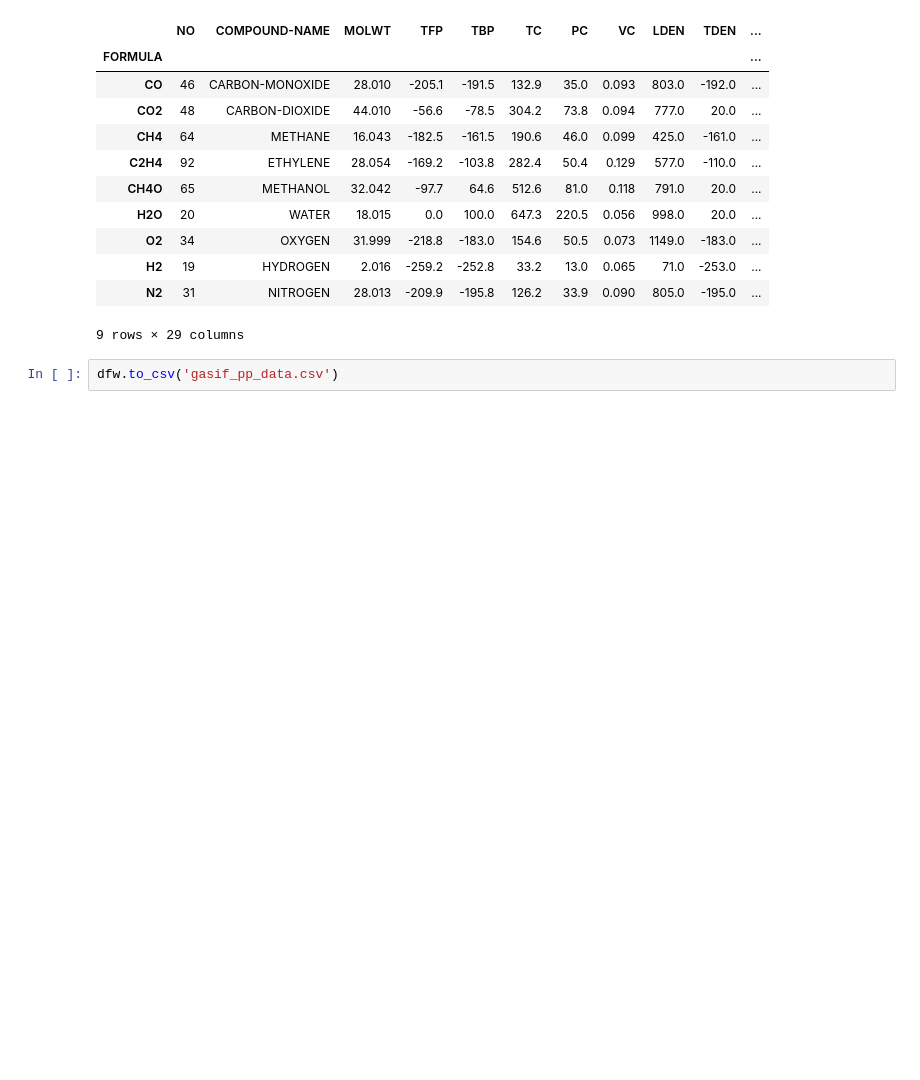
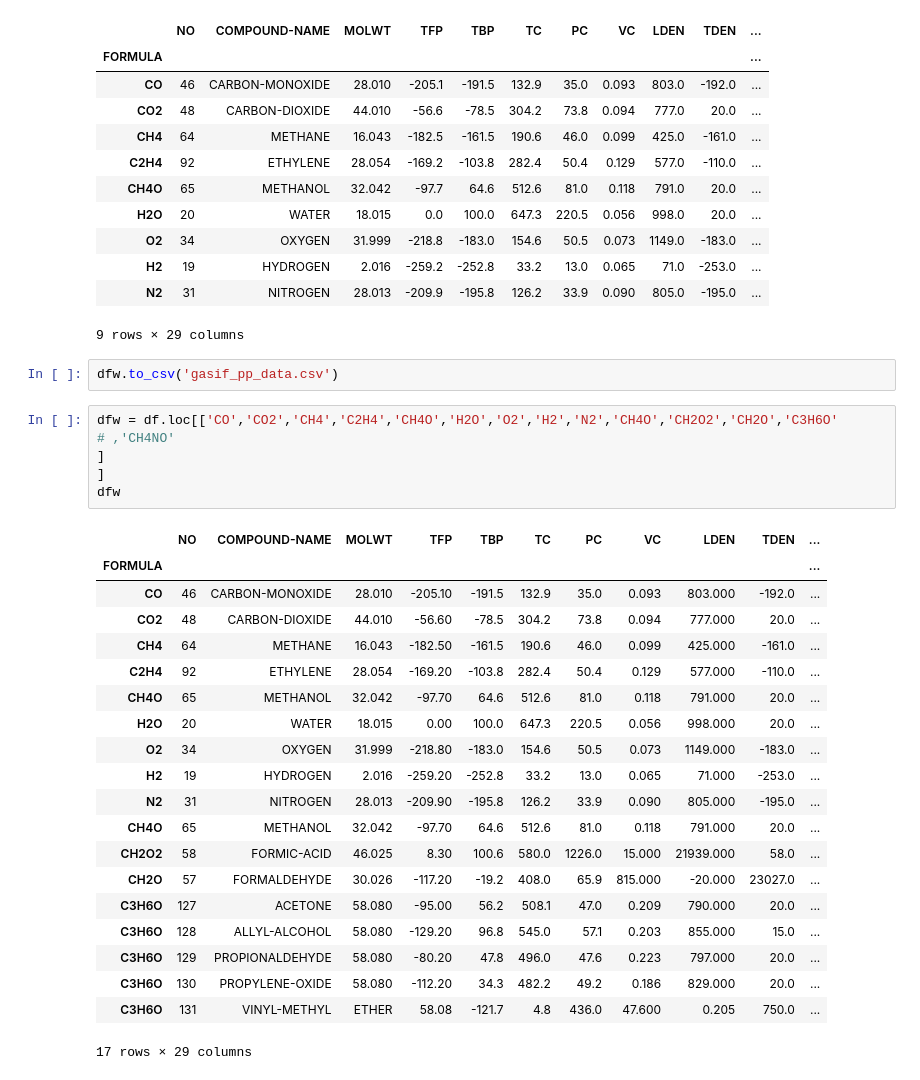
Before and after one commit to goke-ai/thermochem, a Jupyter notebook: fix_pp_data.ipynb, the cells around one changed output. Drawn from its saved outputs; the diff is of its cells as text; blank space fills up the shorter version.

```diff
--- a/fix_pp_data.ipynb
+++ b/fix_pp_data.ipynb
@@ -287,3 +287,30 @@ dfw
 9 rows × 29 columns
 # %%
 dfw.to_csv('gasif_pp_data.csv')
+# %%
+dfw = df.loc[['CO','CO2','CH4','C2H4','CH4O','H2O','O2','H2','N2','CH4O','CH2O2','CH2O','C3H6O'
+# ,'CH4NO'
+]
+]
+dfw
+# %% [output]
+|  | NO | COMPOUND-NAME | MOLWT | TFP | TBP | TC | PC | VC | LDEN | TDEN | ... |
+| FORMULA |  |  |  |  |  |  |  |  |  |  | ... |
+| CO | 46 | CARBON-MONOXIDE | 28.010 | -205.10 | -191.5 | 132.9 | 35.0 | 0.093 | 803.000 | -192.0 | ... |
+| CO2 | 48 | CARBON-DIOXIDE | 44.010 | -56.60 | -78.5 | 304.2 | 73.8 | 0.094 | 777.000 | 20.0 | ... |
+| CH4 | 64 | METHANE | 16.043 | -182.50 | -161.5 | 190.6 | 46.0 | 0.099 | 425.000 | -161.0 | ... |
+| C2H4 | 92 | ETHYLENE | 28.054 | -169.20 | -103.8 | 282.4 | 50.4 | 0.129 | 577.000 | -110.0 | ... |
+| CH4O | 65 | METHANOL | 32.042 | -97.70 | 64.6 | 512.6 | 81.0 | 0.118 | 791.000 | 20.0 | ... |
+| H2O | 20 | WATER | 18.015 | 0.00 | 100.0 | 647.3 | 220.5 | 0.056 | 998.000 | 20.0 | ... |
+| O2 | 34 | OXYGEN | 31.999 | -218.80 | -183.0 | 154.6 | 50.5 | 0.073 | 1149.000 | -183.0 | ... |
+| H2 | 19 | HYDROGEN | 2.016 | -259.20 | -252.8 | 33.2 | 13.0 | 0.065 | 71.000 | -253.0 | ... |
+| N2 | 31 | NITROGEN | 28.013 | -209.90 | -195.8 | 126.2 | 33.9 | 0.090 | 805.000 | -195.0 | ... |
+| CH4O | 65 | METHANOL | 32.042 | -97.70 | 64.6 | 512.6 | 81.0 | 0.118 | 791.000 | 20.0 | ... |
+| CH2O2 | 58 | FORMIC-ACID | 46.025 | 8.30 | 100.6 | 580.0 | 1226.0 | 15.000 | 21939.000 | 58.0 | ... |
+| CH2O | 57 | FORMALDEHYDE | 30.026 | -117.20 | -19.2 | 408.0 | 65.9 | 815.000 | -20.000 | 23027.0 | ... |
+| C3H6O | 127 | ACETONE | 58.080 | -95.00 | 56.2 | 508.1 | 47.0 | 0.209 | 790.000 | 20.0 | ... |
+| C3H6O | 128 | ALLYL-ALCOHOL | 58.080 | -129.20 | 96.8 | 545.0 | 57.1 | 0.203 | 855.000 | 15.0 | ... |
+| C3H6O | 129 | PROPIONALDEHYDE | 58.080 | -80.20 | 47.8 | 496.0 | 47.6 | 0.223 | 797.000 | 20.0 | ... |
+| C3H6O | 130 | PROPYLENE-OXIDE | 58.080 | -112.20 | 34.3 | 482.2 | 49.2 | 0.186 | 829.000 | 20.0 | ... |
+| C3H6O | 131 | VINYL-METHYL | ETHER | 58.08 | -121.7 | 4.8 | 436.0 | 47.600 | 0.205 | 750.0 | ... |
+17 rows × 29 columns
```
Also changed, not shown: 2 other files.
